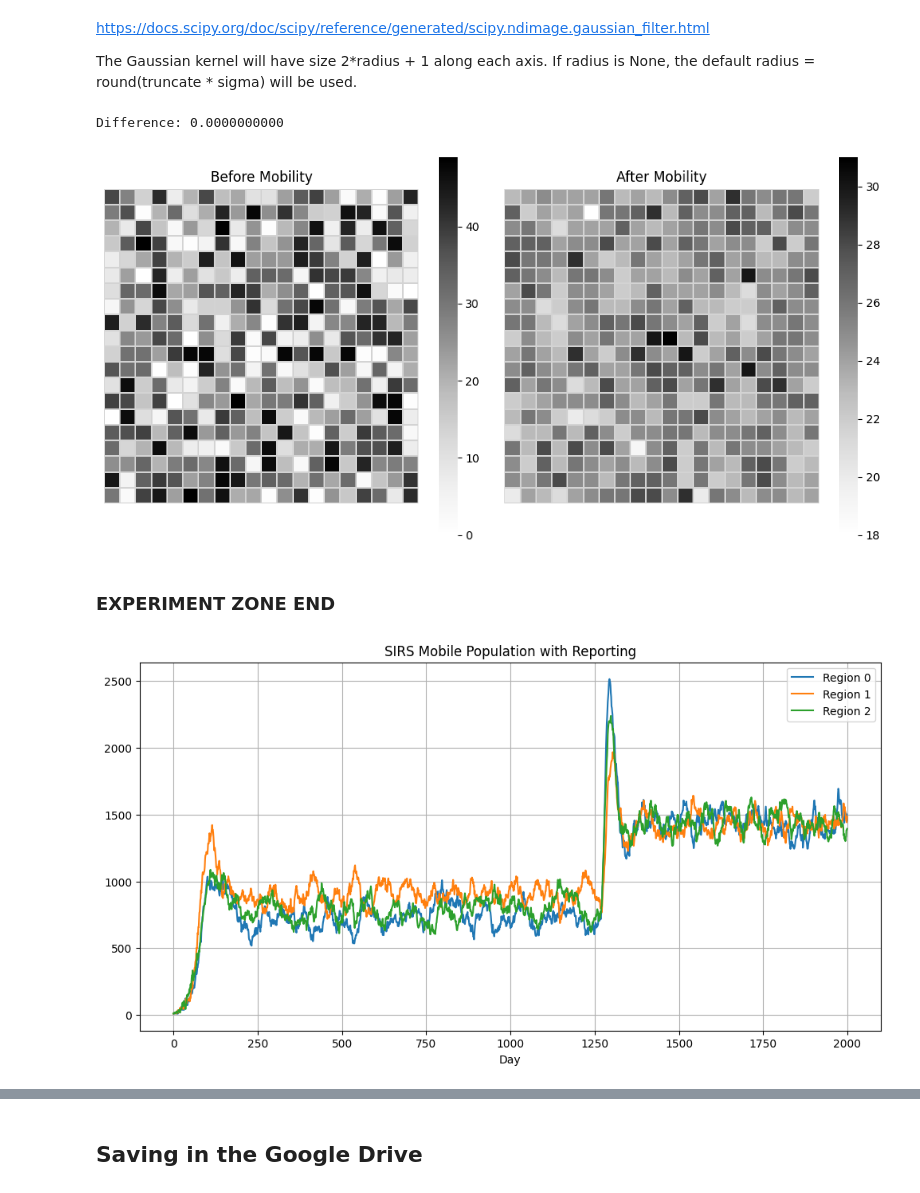
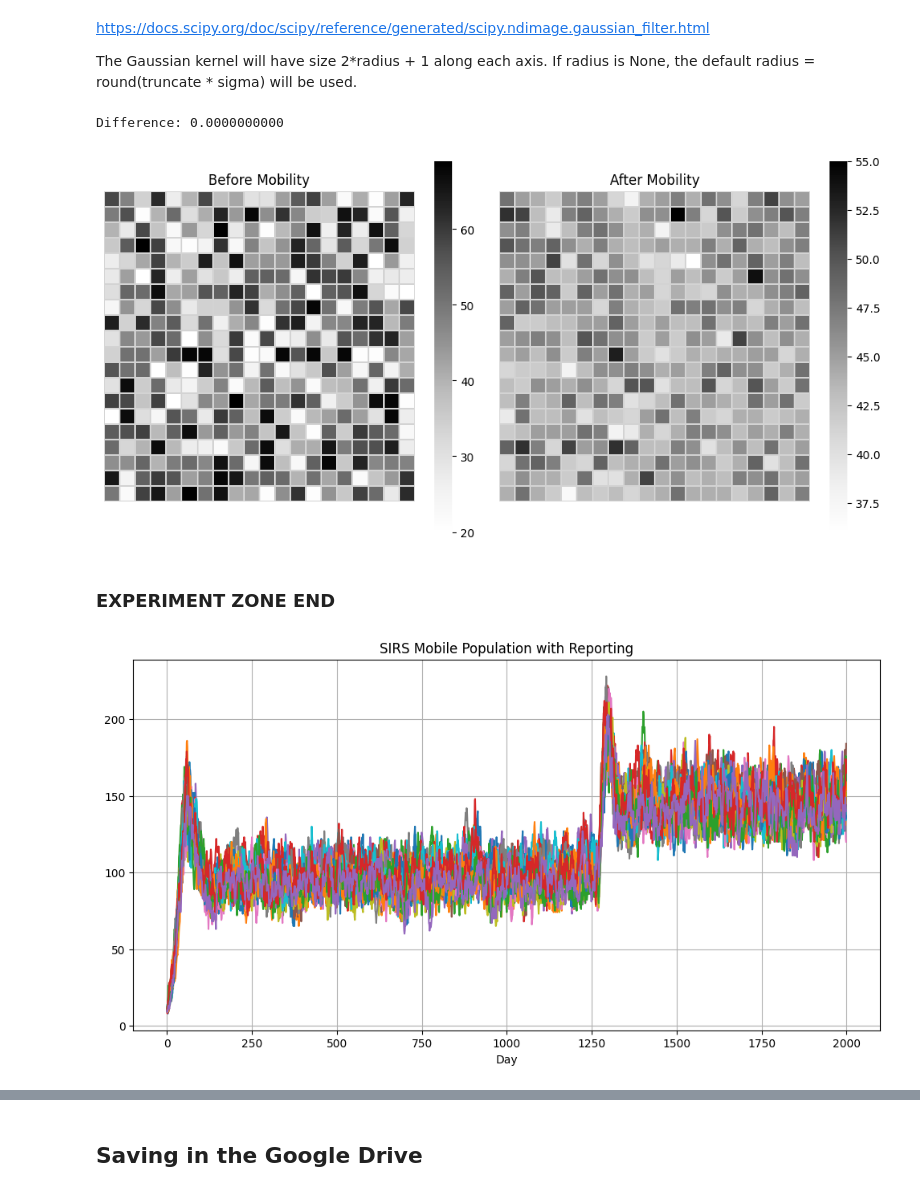
Before and after one commit to SahputraS/Outbreak-Simulation-and-Detection-Testing, a Jupyter notebook: SIRS_Metapopulation_With_Reporting.ipynb, the cells around one changed output, grey strips where cells are left out. Cells and saved outputs as stored; diff of their text form; code cells hidden in the pictures.

Commit message:
V3.1 - Prototype of new metapopulation model with grid

```diff
--- a/SIRS_Metapopulation_With_Reporting.ipynb
+++ b/SIRS_Metapopulation_With_Reporting.ipynb
@@ -134,24 +141,28 @@ def mobility_grid(I_map, sigma=1, jump_fraction=0.01, cell_threshold=5, min_cell
 # %%
 np.random.seed(42)
-test_input = np.random.randint(low=0, high=50, size=(20, 20))
+test_input = np.random.randint(low=20, high=70, size=400)
 current_input = test_input.copy()
 
 # Loop the mobility
 for step in range(2000):
-    current_input = mobility_grid(current_input, sigma=1.2, jump_fraction=0.05, infected_threshold=5)
+    current_input = mobility_grid(current_input, sigma=1.2, jump_fraction=0.05, min_cell_value=5)
 
 final_output = current_input
 
 diff = test_input.sum() - final_output.sum()
 print(f"Difference: {diff:.10f}") # Sanity check to make sure the number of population is conserved
 
+grid_size = int(np.sqrt(test_input.size))
+before_plot = test_input.reshape((grid_size, grid_size))
+after_plot = final_output.reshape((grid_size, grid_size))
+
 fig, axes = plt.subplots(1, 2, figsize=(10, 5))
-sns.heatmap(test_input, ax=axes[0], cmap='Greys', cbar=True, square=True,
+sns.heatmap(before_plot, ax=axes[0], cmap='Greys', cbar=True, square=True,
             linewidths=0.1, linecolor='lightgrey')
 axes[0].set_title("Before Mobility")
 axes[0].axis('off')
 
-sns.heatmap(final_output, ax=axes[1], cmap='Greys', cbar=True, square=True,
+sns.heatmap(after_plot, ax=axes[1], cmap='Greys', cbar=True, square=True,
             linewidths=0.1, linecolor='lightgrey')
 axes[1].set_title("After Mobility")
 axes[1].axis('off')
@@ -160,7 +171,7 @@ plt.tight_layout()
 plt.show()
 # %% [output]
 Difference: 0.0000000000
-[figure, old version]
+[figure, new version]
 # %% [markdown]
 ### EXPERIMENT ZONE END
 # %%
@@ -206,20 +217,20 @@ def sirs_transitions(S_prev, I_prev, R_prev, N_total, beta, gamma, waning_rate):
 # %%
 ## Parameters
 # SIRS
-regions = 3                         # Number of spatial regions
-N_current = [10000,10000,10000]     # Population per region
-beta_outbreak = [0.27, 0.26, 0.27]  # Infection rate that causes outbreak
-beta_low = [0.14, 0.18, 0.15]       # Infection rate without outbreak
+regions = 25                         # Number of spatial regions must be able to be squared (weakness for now, to be fixed later)
+N_current = [1000] * regions       # Population per region
+beta_outbreak = np.random.uniform(low=0.25, high=0.3, size=regions).tolist()  # Infection rate that causes outbreak
+beta_low = np.random.uniform(low=0.15, high=0.19, size=regions).tolist()
 gamma = 0.1                         # Recovery rate
 waning_rate = 0.03                  # Rate of losing immunity and back being susceptible
 days = 2000                         # Duration of simulation
-initial_infected = [10, 10, 10]     # Initial infected per region
-initial_recovered = [5, 5, 5]       # Initial recovered per region
+initial_infected = [10] * regions     # Initial infected per region
+initial_recovered = [5] * regions       # Initial recovered per region
 
 # Beta schedulling
-start_outbreak_day = [1271, 1271, 1271]
-high_beta_duration = [730,730,730]    # How long beta high stays (days)
-low_beta_duration = [1270,1270,1270]  # How long beta low stays (days)
+start_outbreak_day = [1271] * regions
+high_beta_duration = [730] * regions    # How long beta high stays (days)
+low_beta_duration = [1270] * regions  # How long beta low stays (days)
 
 
 # For each region: mode (True=high, False=low), and timer for current mode
@@ -232,7 +243,7 @@ max_ppl_move = 100                  # Cap on how many people can move (might be
 
 
 # Reporting
-reporting_rate_array = [0.8, 0.8, 0.8]  # Reporting rate per region
+reporting_rate_array = [0.8] * regions  # Reporting rate per region
 reported_cases = np.zeros((regions, days)) # Initialization for the reported cases array
 
 # If i want the delay
@@ -297,36 +308,41 @@ for t in range(1, days):
         )
 
         if report_day is not None:
             reported_cases[r, report_day] += reported
 
 
     #3. Mobility
-    S[:, t] = mobility(S[:, t], max_ppl_move)
-    I[:, t] = mobility(I[:, t], max_ppl_move)
-    R[:, t] = mobility(R[:, t], max_ppl_move)
-    N_current = S[:, t] + I[:, t] + R[:, t] # Update the number of population after the mobility
+    # S[:, t] = mobility(S[:, t], max_ppl_move)
+    # I[:, t] = mobility(I[:, t], max_ppl_move)
+    # R[:, t] = mobility(R[:, t], max_ppl_move)
+    # N_current = S[:, t] + I[:, t] + R[:, t] # Update the number of population after the mobility
+
+    S[:, t] = mobility_grid(S[:, t], sigma=1.2, jump_fraction=0.05, min_cell_value=5)
+    I[:, t] = mobility_grid(I[:, t], sigma=1.2, jump_fraction=0.05, min_cell_value=5)
+    R[:, t] = mobility_grid(R[:, t], sigma=1.2, jump_fraction=0.05, min_cell_value=5)
+    N_current = S[:, t] + I[:, t] + R[:, t]
 
 
 
 # Compile results
 data = pd.DataFrame([
     {'Day': t, 'Region': r,
      'Susceptible': S[r, t], 'Infected': I[r, t],
      'Recovered': R[r, t], 'Reported Cases': reported_cases[r, t], 'True Outbreak': true_outbreak_label[r, t]}
     for r in range(regions) for t in range(days)
 ])
 
 # Plot reported cases over time for each region
 plt.figure(figsize=(12, 6))
 for r in range(regions):
     subset = data[data['Region'] == r]
     plt.plot(subset['Day'], subset['Infected'], label=f'Region {r}')
 plt.xlabel('Day')
 # plt.ylabel('Reported Cases')
 # plt.ylabel('Infected')
 plt.title('SIRS Mobile Population with Reporting')
-plt.legend()
+# plt.legend()
 plt.grid(True)
 plt.show()
 # %% [output]
-[figure, old version]
+[figure, new version]
```
Also changed, not shown: parts of 2 cells of this notebook.
